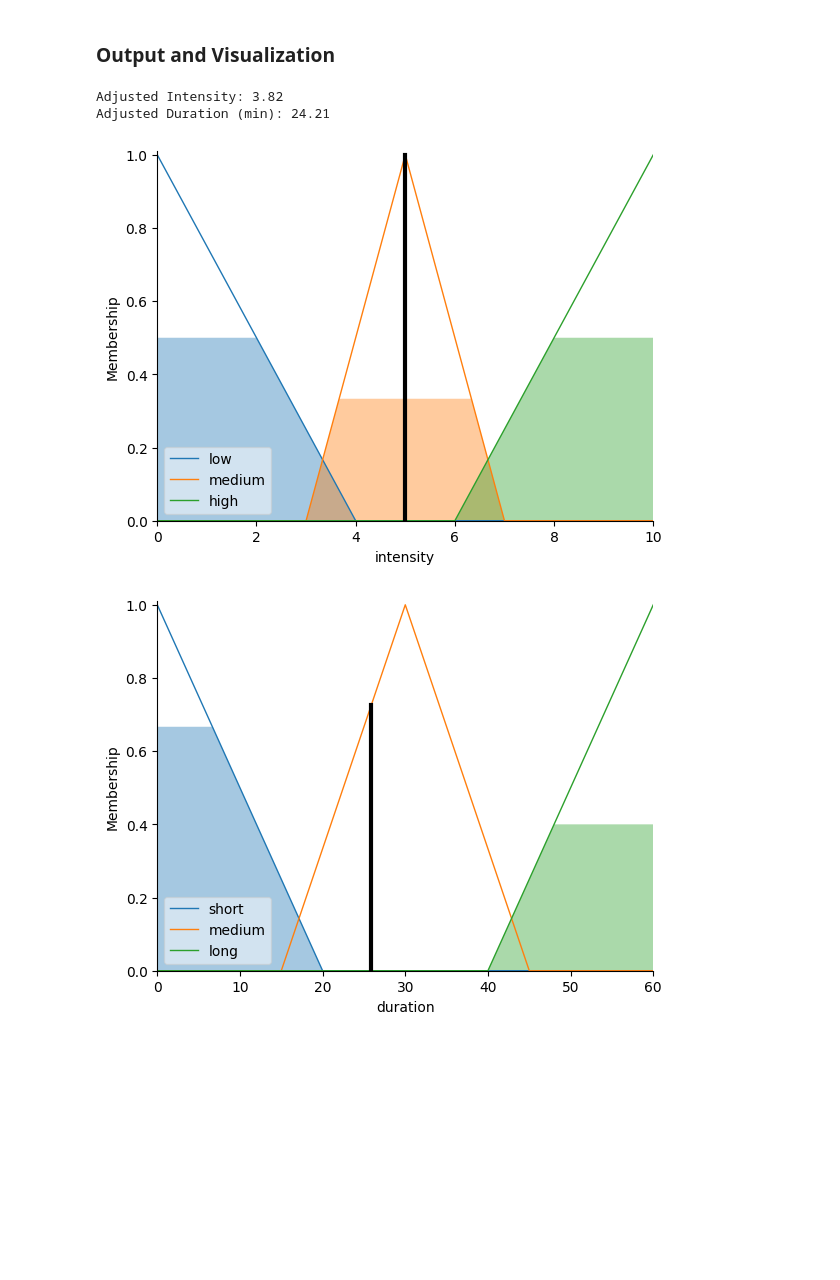
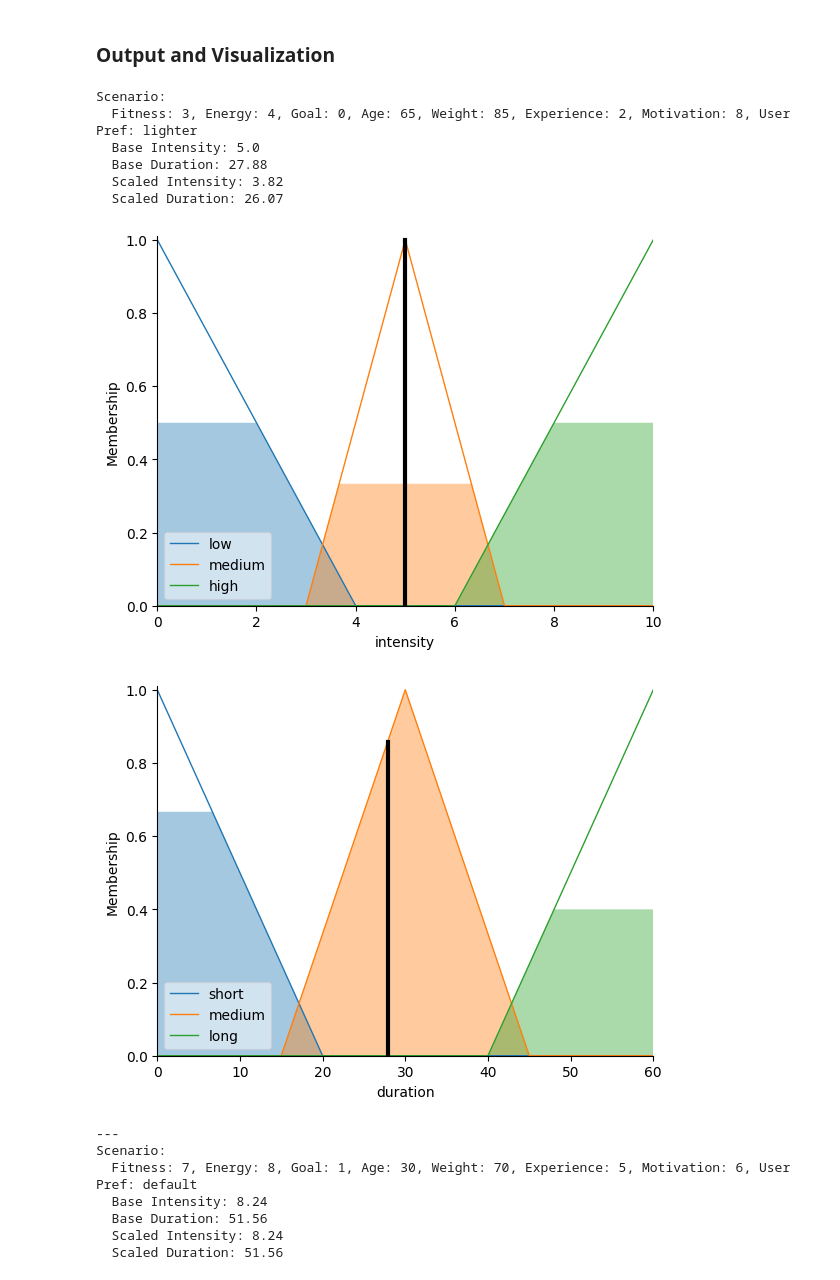
Before and after one commit to AMIN-nsri/fuzzy-logic-system-for-sport-exercise-recommendation, a Jupyter notebook: sport_exercise_recommendation_system.ipynb, the cells around one changed output. Saved outputs shown, nothing was run; the diff lists cells and outputs as text; code cells hidden in the pictures; blank space fills up the shorter version.

Commit message:
Added Rules and Optimized System

```diff
--- a/sport_exercise_recommendation_system.ipynb
+++ b/sport_exercise_recommendation_system.ipynb
@@ -101,7 +107,14 @@ plt.show()
 # %%
 # Fuzzy rules
 rules = [
-    ctrl.Rule(fitness['beginner'] & energy['low'], intensity['low']),
+    ctrl.Rule(fitness['beginner'] , duration['short']),  # Beginners might have shorter workouts
+    ctrl.Rule(fitness['advanced'] , duration['long']),   # Advanced users might have longer workouts
+    ctrl.Rule(energy['low'], duration['short']),        # Low energy could lead to shorter workouts
+    ctrl.Rule(goal['weight_loss'], duration['medium']), # Weight loss might involve moderate duration
+    ctrl.Rule(age['elder'], duration['short']),
+    ctrl.Rule(fitness['advanced'] & energy['high'], duration['long']),
+
+    ctrl.Rule(fitness['advanced'] & energy['high'], duration['long']),
     ctrl.Rule(fitness['advanced'] & energy['high'], intensity['high']),
     ctrl.Rule(goal['weight_loss'] & age['elder'], duration['short']),
     ctrl.Rule(goal['muscle_gain'] & energy['medium'], intensity['medium']),
@@ -120,16 +133,3 @@ exercise_ctrl = ctrl.ControlSystem(rules)
 exercise = ctrl.ControlSystemSimulation(exercise_ctrl)
 # %% [markdown]
 ### **Input Data**
-# %%
-# Example input
-exercise.input['fitness'] = 3
-exercise.input['energy'] = 4
-exercise.input['goal'] = 0
-user_age = 65
-exercise.input['age'] = user_age
-exercise.input['weight'] = 85
-exercise.input['experience'] = 2
-exercise.input['motivation'] = 8
-
-# Compute result
-exercise.compute()
@@ -164,16 +214,41 @@ Base Duration (min): 25.9
 # %% [markdown]
 ### **Output and Visualization**
-# %%
-# Final Results
-print("Adjusted Intensity:", round(scaled_intensity, 2))
-print("Adjusted Duration (min):", round(scaled_duration, 2))
-
-# Output membership plots
-intensity.view(sim=exercise)
-duration.view(sim=exercise)
-plt.show()
-# %% [output]
-Adjusted Intensity: 3.82
-Adjusted Duration (min): 24.21
-[figure, removed]
-[figure, removed]
+# %%
+# Simulate with different values
+scenarios = [
+    [3, 4, 0, 65, 85, 2, 8, 'lighter'], # fitness, energy, goal, age, weight, experience, motivation, user_pref
+    [7, 8, 1, 30, 70, 5, 6, 'default'],
+    [5, 6, 0, 45, 80, 8, 9, 'harder']
+]
+
+for scenario in scenarios:
+    base_intensity, base_duration = calculate_exercise_params(scenario[0], scenario[1], scenario[2], scenario[3], scenario[4], scenario[5], scenario[6])
+    scaled_intensity, scaled_duration = scale_exercise_params(base_intensity, base_duration, scenario[3], scenario[7])
+
+    print(f"Scenario:")
+    print(f"  Fitness: {scenario[0]}, Energy: {scenario[1]}, Goal: {scenario[2]}, Age: {scenario[3]}, Weight: {scenario[4]}, Experience: {scenario[5]}, Motivation: {scenario[6]}, User Pref: {scenario[7]}")
+    print(f"  Base Intensity: {round(base_intensity, 2)}")
+    print(f"  Base Duration: {round(base_duration, 2)}")
+    print(f"  Scaled Intensity: {round(scaled_intensity, 2)}")
+    print(f"  Scaled Duration: {round(scaled_duration, 2)}")
+    # Output membership plots
+    intensity.view(sim=exercise)
+    duration.view(sim=exercise)
+    plt.show()
+    print("---")
+# %% [output]
+Scenario:
+  Fitness: 3, Energy: 4, Goal: 0, Age: 65, Weight: 85, Experience: 2, Motivation: 8, User Pref: lighter
+  Base Intensity: 5.0
+  Base Duration: 27.88
+  Scaled Intensity: 3.82
+  Scaled Duration: 26.07
+[figure, added]
+[figure, added]
+---
+Scenario:
+  Fitness: 7, Energy: 8, Goal: 1, Age: 30, Weight: 70, Experience: 5, Motivation: 6, User Pref: default
+  Base Intensity: 8.24
+  Base Duration: 51.56
+  Scaled Intensity: 8.24
+  Scaled Duration: 51.56
```
Also changed, not shown: parts of 6 cells of this notebook.
